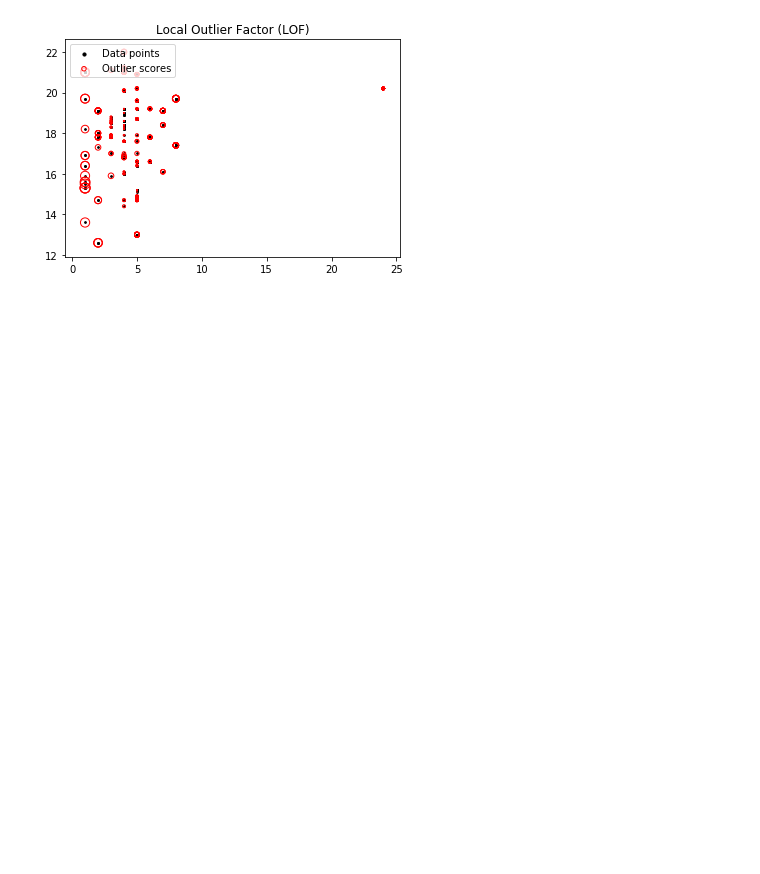
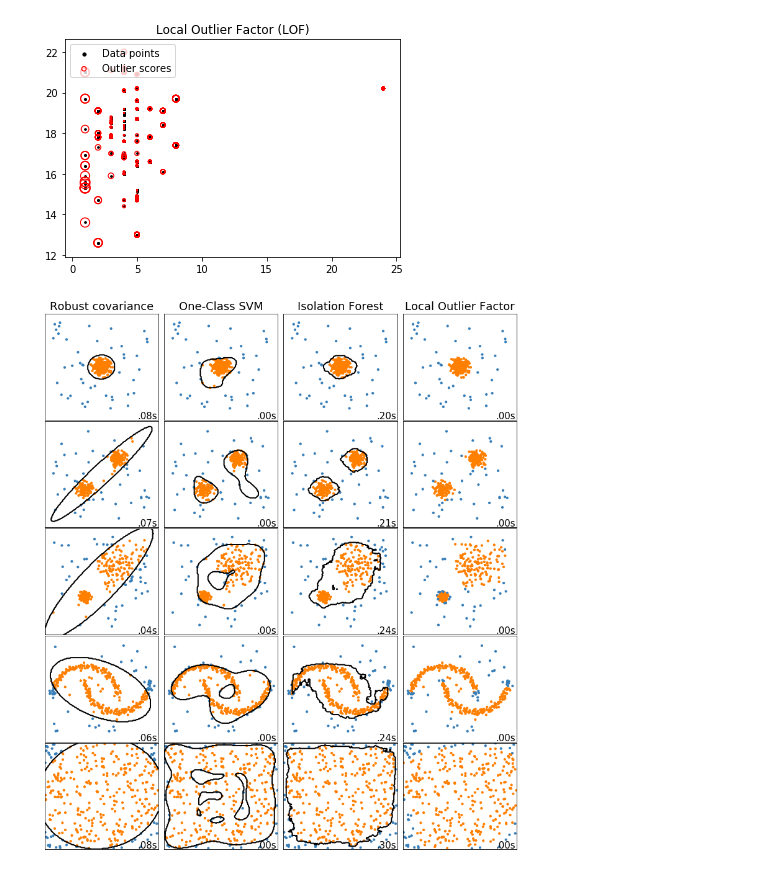
Before and after one commit to andrew-yarmola/python-bootcamp, a Jupyter notebook: lectures/day-4/afternoon.ipynb, the cells around one changed output. Cells and saved outputs as stored; diff of their text form; code cells hidden in the pictures; blank space fills up the shorter version.

Commit message:
A few more examples

```diff
--- a/lectures/day-4/afternoon.ipynb
+++ b/lectures/day-4/afternoon.ipynb
@@ -563,3 +528,103 @@ legend.legendHandles[1]._sizes = [20]
 plt.show()
 # %% [output]
 [figure]
+# %%
+# Author: Alexandre Gramfort <alexandre.gramfort@inria.fr>
+#         Albert Thomas <albert.thomas@telecom-paristech.fr>
+# License: BSD 3 clause
+
+import time
+
+import numpy as np
+import matplotlib
+import matplotlib.pyplot as plt
+
+from sklearn import svm
+from sklearn.datasets import make_moons, make_blobs
+from sklearn.covariance import EllipticEnvelope
+from sklearn.ensemble import IsolationForest
+from sklearn.neighbors import LocalOutlierFactor
+
+matplotlib.rcParams['contour.negative_linestyle'] = 'solid'
+
+# Example settings
+n_samples = 300
+outliers_fraction = 0.15
+n_outliers = int(outliers_fraction * n_samples)
+n_inliers = n_samples - n_outliers
+
+# define outlier/anomaly detection methods to be compared
+anomaly_algorithms = [
+    ("Robust covariance", EllipticEnvelope(contamination=outliers_fraction)),
+    ("One-Class SVM", svm.OneClassSVM(nu=outliers_fraction, kernel="rbf",
+                                      gamma=0.1)),
+    ("Isolation Forest", IsolationForest(behaviour='new',
+                                         contamination=outliers_fraction,
+                                         random_state=42)),
+    ("Local Outlier Factor", LocalOutlierFactor(
+        n_neighbors=35, contamination=outliers_fraction))]
+
+# Define datasets
+blobs_params = dict(random_state=0, n_samples=n_inliers, n_features=2)
+datasets = [
+    make_blobs(centers=[[0, 0], [0, 0]], cluster_std=0.5,
+               **blobs_params)[0],
+    make_blobs(centers=[[2, 2], [-2, -2]], cluster_std=[0.5, 0.5],
+               **blobs_params)[0],
+    make_blobs(centers=[[2, 2], [-2, -2]], cluster_std=[1.5, .3],
+               **blobs_params)[0],
+    4. * (make_moons(n_samples=n_samples, noise=.05, random_state=0)[0] -
+          np.array([0.5, 0.25])),
+    14. * (np.random.RandomState(42).rand(n_samples, 2) - 0.5)]
+
+# Compare given classifiers under given settings
+xx, yy = np.meshgrid(np.linspace(-7, 7, 150),
+                     np.linspace(-7, 7, 150))
+
+plt.figure(figsize=(len(anomaly_algorithms) * 2 + 3, 12.5))
+plt.subplots_adjust(left=.02, right=.98, bottom=.001, top=.96, wspace=.05,
+                    hspace=.01)
+
+plot_num = 1
+rng = np.random.RandomState(42)
+
+for i_dataset, X in enumerate(datasets):
+    # Add outliers
+    X = np.concatenate([X, rng.uniform(low=-6, high=6,
+                       size=(n_outliers, 2))], axis=0)
+
+    for name, algorithm in anomaly_algorithms:
+        t0 = time.time()
+        algorithm.fit(X)
+        t1 = time.time()
+        plt.subplot(len(datasets), len(anomaly_algorithms), plot_num)
+        if i_dataset == 0:
+            plt.title(name, size=18)
+
+        # fit the data and tag outliers
+        if name == "Local Outlier Factor":
+            y_pred = algorithm.fit_predict(X)
+        else:
+            y_pred = algorithm.fit(X).predict(X)
+
+        # plot the levels lines and the points
+        if name != "Local Outlier Factor":  # LOF does not implement predict
+            Z = algorithm.predict(np.c_[xx.ravel(), yy.ravel()])
+            Z = Z.reshape(xx.shape)
+            plt.contour(xx, yy, Z, levels=[0], linewidths=2, colors='black')
+
+        colors = np.array(['#377eb8', '#ff7f00'])
+        plt.scatter(X[:, 0], X[:, 1], s=10, color=colors[(y_pred + 1) // 2])
+
+        plt.xlim(-7, 7)
+        plt.ylim(-7, 7)
+        plt.xticks(())
+        plt.yticks(())
+        plt.text(.99, .01, ('%.2fs' % (t1 - t0)).lstrip('0'),
+                 transform=plt.gca().transAxes, size=15,
+                 horizontalalignment='right')
+        plot_num += 1
+
+plt.show()
+# %% [output]
+[figure, added]
```
Also changed, not shown: parts of 8 cells of this notebook.
